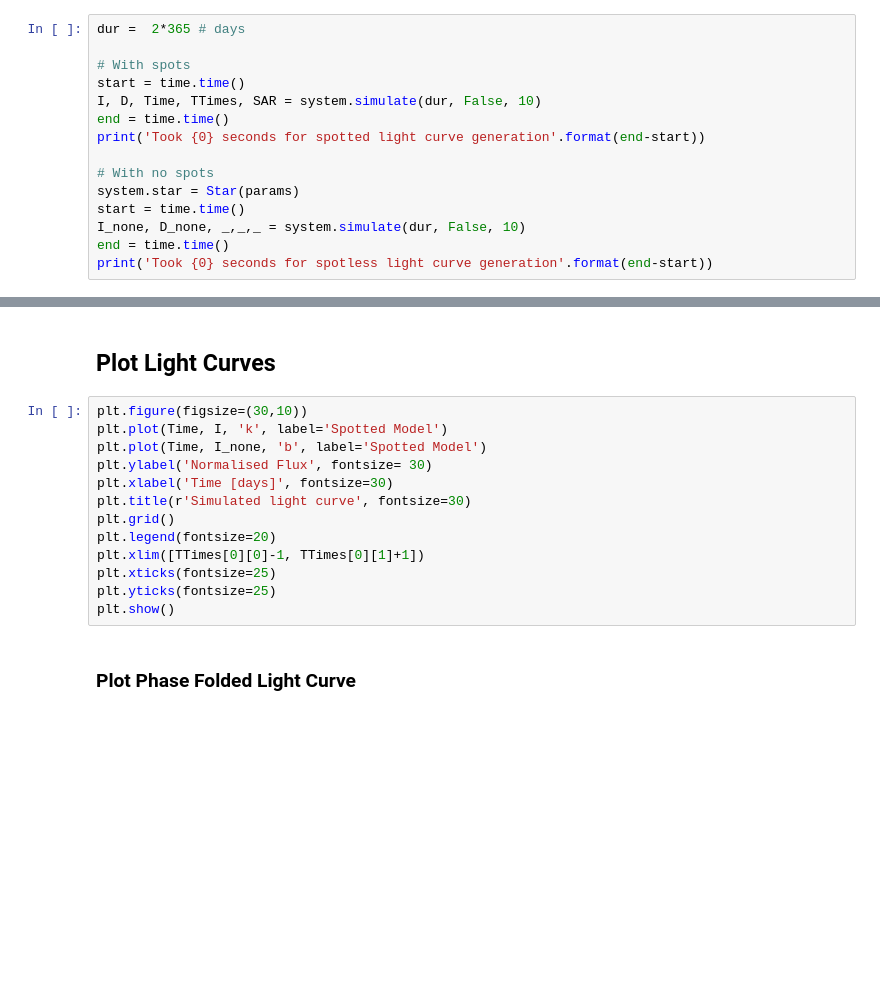
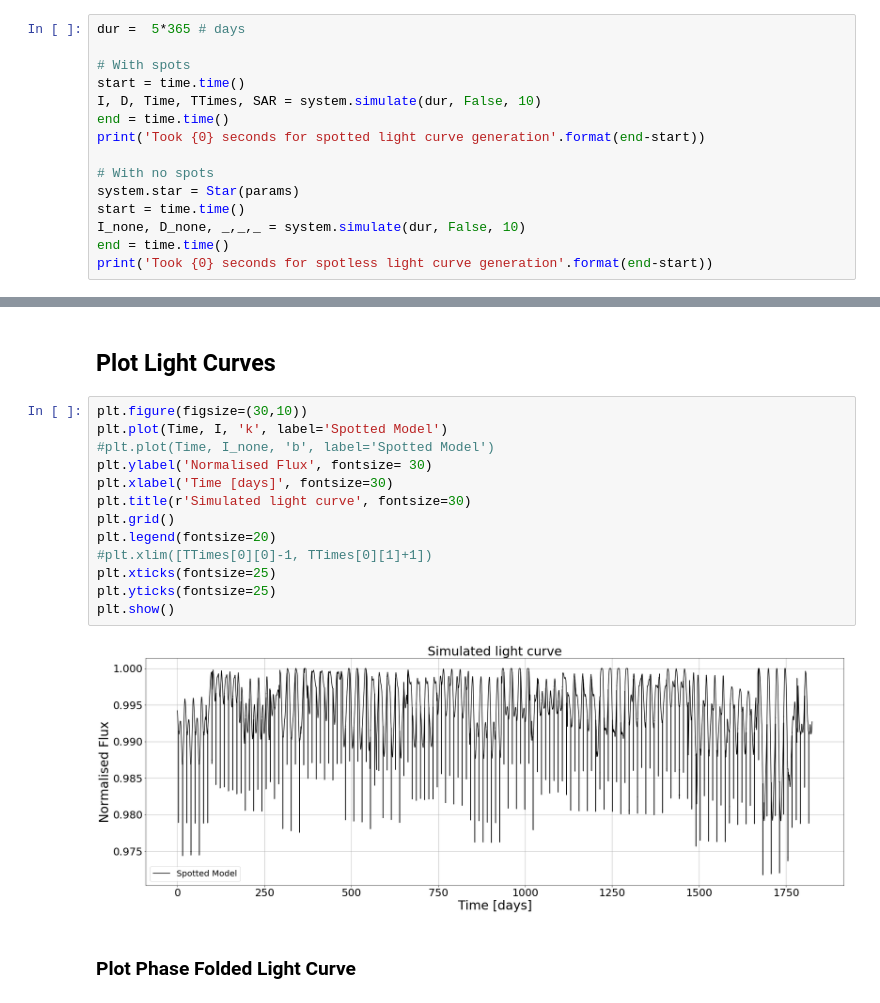
Before and after one commit to Millmer/Starspot-Model, a Jupyter notebook: Model.ipynb, the cells around one changed output, grey strips where cells are left out. Drawn from its saved outputs; the diff is of its cells as text; blank space fills up the shorter version.

```diff
--- a/Model.ipynb
+++ b/Model.ipynb
@@ -79,7 +112,7 @@ system = System(star, planet, params)
 # %% [markdown]
 ## Run simulations
 # %%
-dur =  2*365 # days
+dur =  5*365 # days
 
 # With spots
 start = time.time()
@@ -116,16 +149,18 @@ Took 666.8685858249664 seconds for spotless light curve generation
 # %%
 plt.figure(figsize=(30,10))
 plt.plot(Time, I, 'k', label='Spotted Model')
-plt.plot(Time, I_none, 'b', label='Spotted Model')
+#plt.plot(Time, I_none, 'b', label='Spotted Model')
 plt.ylabel('Normalised Flux', fontsize= 30)
 plt.xlabel('Time [days]', fontsize=30)
 plt.title(r'Simulated light curve', fontsize=30)
 plt.grid()
 plt.legend(fontsize=20)
-plt.xlim([TTimes[0][0]-1, TTimes[0][1]+1])
+#plt.xlim([TTimes[0][0]-1, TTimes[0][1]+1])
 plt.xticks(fontsize=25)
 plt.yticks(fontsize=25)
 plt.show()
+# %% [output]
+[figure, added]
 # %% [markdown]
 ### Plot Phase Folded Light Curve
 # %%
```
Also changed, not shown: parts of 16 cells of this notebook, 12 other files.
